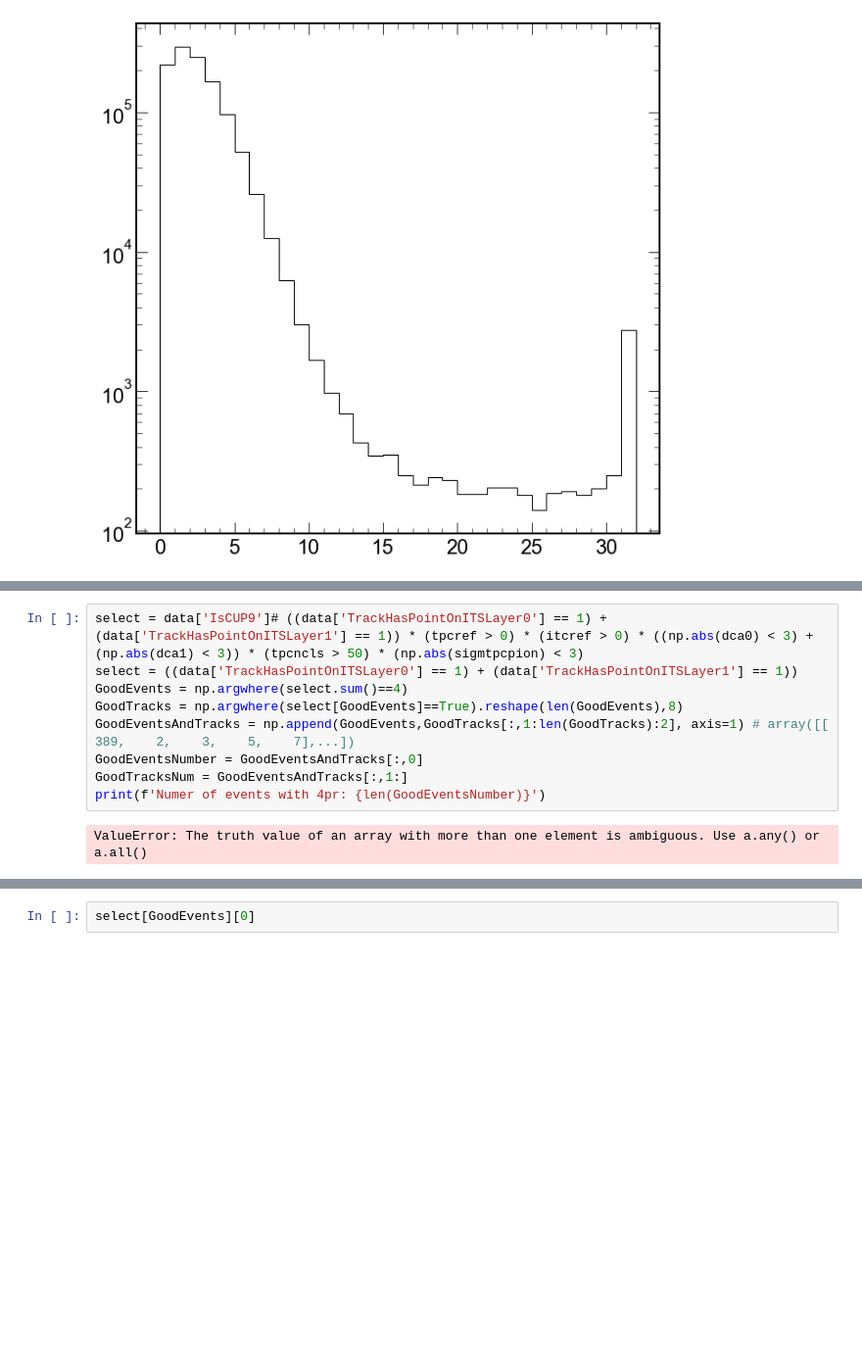
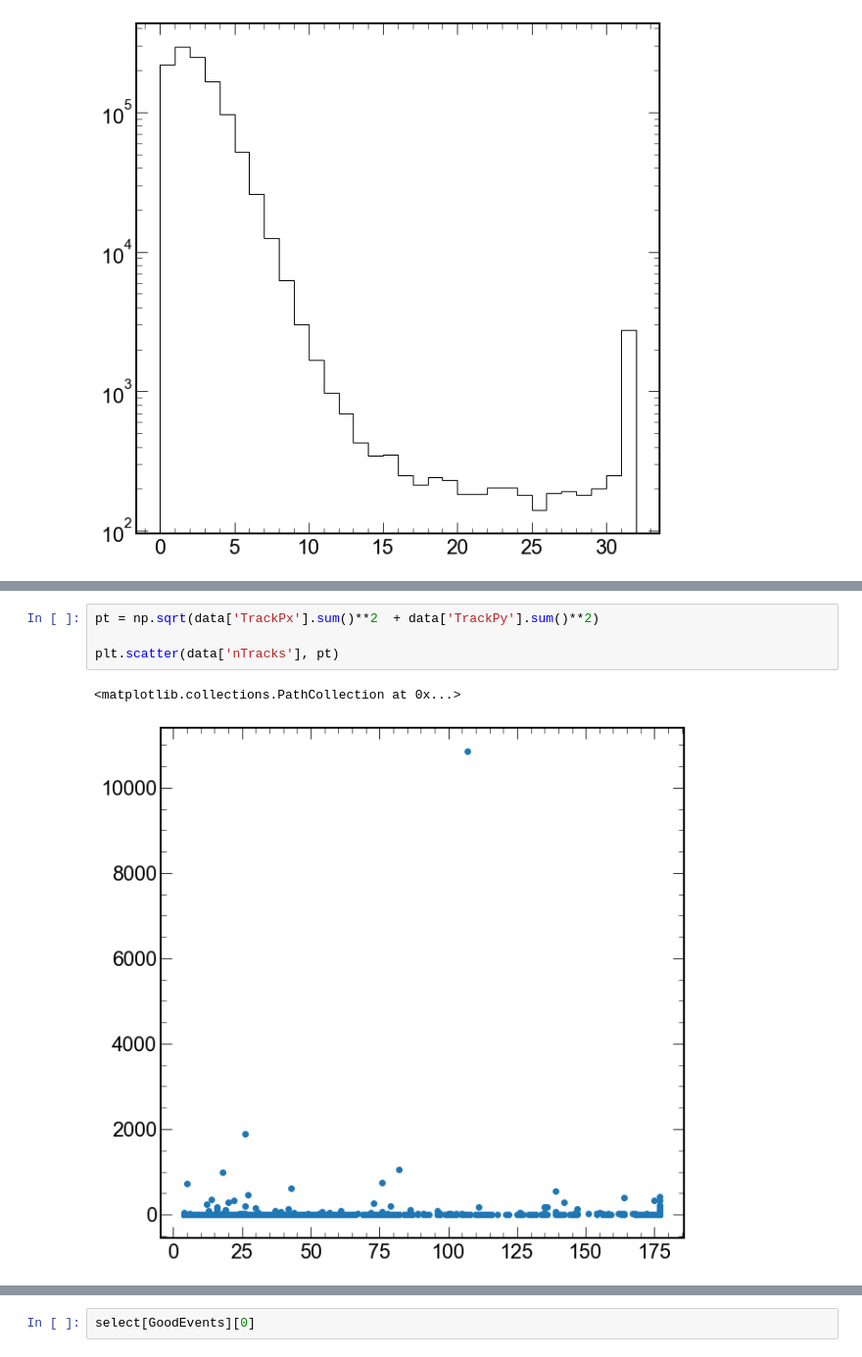
Before and after one commit to bdrum/cern-physics, a Jupyter notebook: notebooks/RhoPrime.ipynb, the cells around one changed output, grey strips where cells are left out. Shown at 98% size. Cells and saved outputs as stored; diff of their text form; blank space fills up the shorter version.

```diff
--- a/notebooks/RhoPrime.ipynb
+++ b/notebooks/RhoPrime.ipynb
@@ -294,11 +219,7 @@ findfont: Font family ['TeX Gyre Heros'] not found. Falling back to DejaVu Sans.
-# %%
-select = data['IsCUP9']# ((data['TrackHasPointOnITSLayer0'] == 1) + (data['TrackHasPointOnITSLayer1'] == 1)) * (tpcref > 0) * (itcref > 0) * ((np.abs(dca0) < 3) + (np.abs(dca1) < 3)) * (tpcncls > 50) * (np.abs(sigmtpcpion) < 3)
-select = ((data['TrackHasPointOnITSLayer0'] == 1) + (data['TrackHasPointOnITSLayer1'] == 1))
-GoodEvents = np.argwhere(select.sum()==4)
-GoodTracks = np.argwhere(select[GoodEvents]==True).reshape(len(GoodEvents),8)
-GoodEventsAndTracks = np.append(GoodEvents,GoodTracks[:,1:len(GoodTracks):2], axis=1) # array([[ 389,    2,    3,    5,    7],...])
-GoodEventsNumber = GoodEventsAndTracks[:,0]
-GoodTracksNum = GoodEventsAndTracks[:,1:]
-print(f'Numer of events with 4pr: {len(GoodEventsNumber)}')
-# %% [output]
-ValueError: The truth value of an array with more than one element is ambiguous. Use a.any() or a.all()
+# %%
+pt = np.sqrt(data['TrackPx'].sum()**2  + data['TrackPy'].sum()**2)
+
+plt.scatter(data['nTracks'], pt)
+# %% [output]
+<matplotlib.collections.PathCollection at 0x...>
+[figure, added]
```
Also changed, not shown: parts of 10 cells of this notebook, 1 other file.
